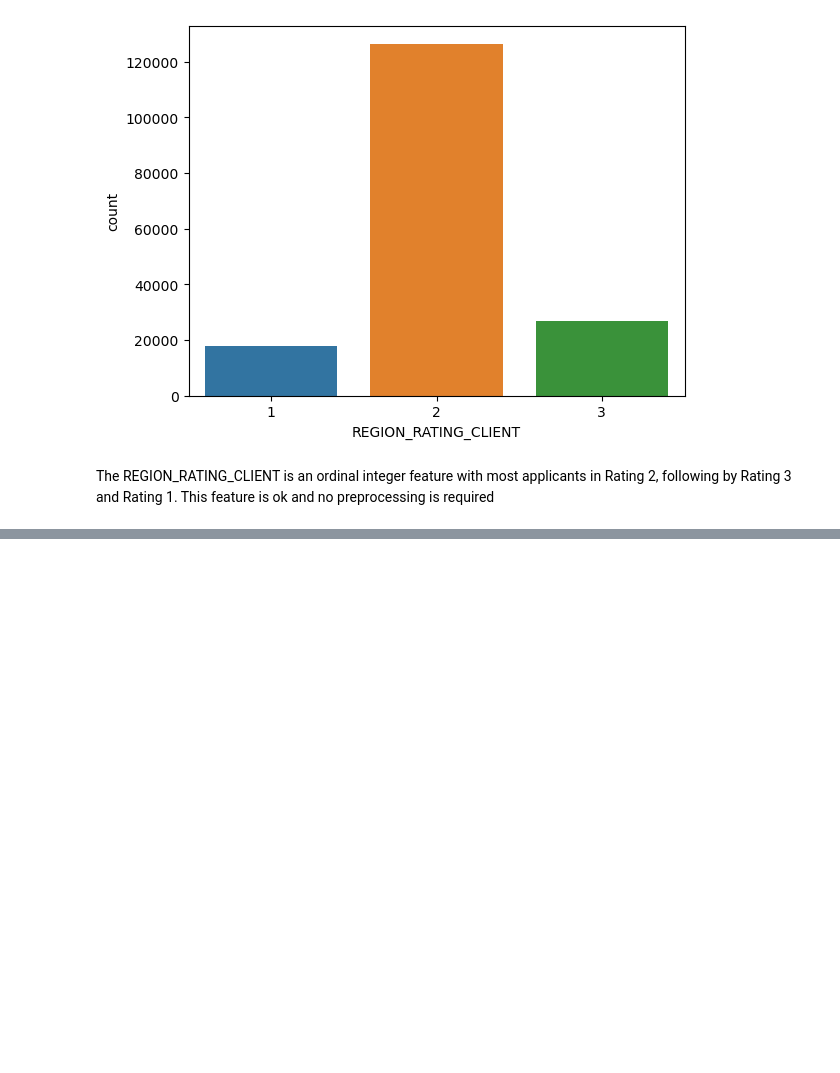
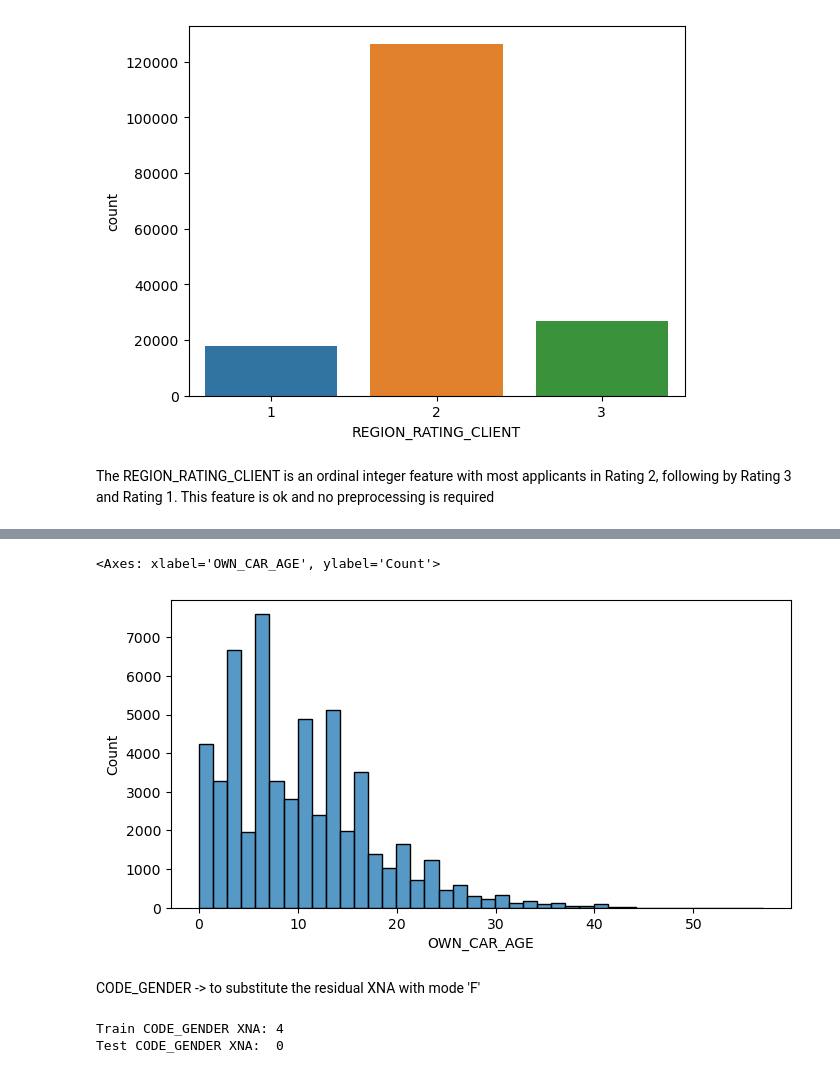
Before and after one commit to PauloLucena2022/home-credit-default-risk, a Jupyter notebook: eda_bank.ipynb, the cells around one changed output, grey strips where cells are left out. Saved outputs shown, nothing was run; the diff lists cells and outputs as text; code cells hidden in the pictures; blank space fills up the shorter version.

```diff
--- a/eda_bank.ipynb
+++ b/eda_bank.ipynb
@@ -392,0 +460,14 @@ The REGION_RATING_CLIENT is an ordinal integer feature with most applicants in R
+# %%
+plt.figure(figsize = (8,4))
+sns.histplot(data = train, x = 'OWN_CAR_AGE', bins = 40)
+# %% [output]
+<Axes: xlabel='OWN_CAR_AGE', ylabel='Count'>
+[figure, added]
+# %% [markdown]
+CODE_GENDER -> to substitute the residual XNA with mode 'F'
+# %%
+print(f"Train CODE_GENDER XNA: {(train['CODE_GENDER'] == 'XNA').sum()}")
+print(f"Test CODE_GENDER XNA:  {(test['CODE_GENDER'] == 'XNA').sum()}")
+# %% [output]
+Train CODE_GENDER XNA: 4
+Test CODE_GENDER XNA:  0
```
Also changed, not shown: parts of 35 cells of this notebook.
